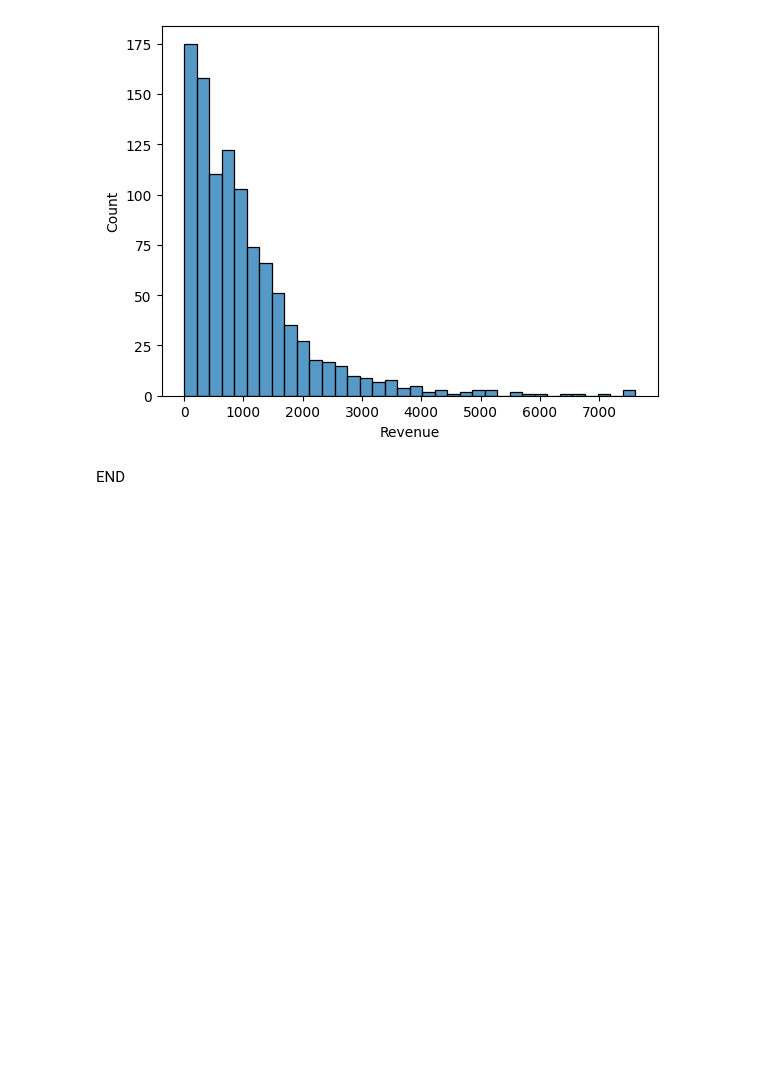
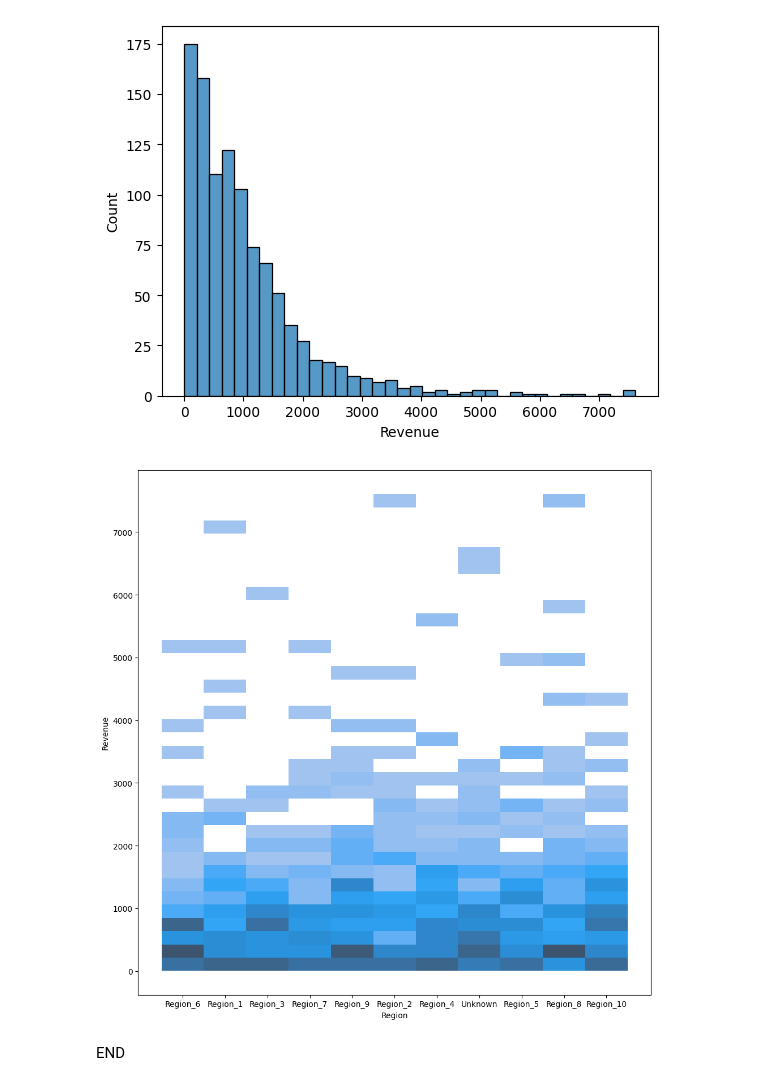
Before and after one commit to mallikshubhangi/MBAN_Projects, a Jupyter notebook: Assignement_1DS.ipynb, the cells around one changed output. Cells and saved outputs as stored; diff of their text form; code cells hidden in the pictures; blank space fills up the shorter version.

```diff
--- a/Assignement_1DS.ipynb
+++ b/Assignement_1DS.ipynb
@@ -254,5 +254,12 @@ sns.histplot(sales_df['Revenue'])
 # %% [output]
 <Axes: xlabel='Revenue', ylabel='Count'>
 [figure]
+# %%
+plt.figure(figsize=(10, 10))
+sns.histplot(data=sales_df, x='Region', y='Revenue')
+plt.tight_layout()
+plt.show()
+# %% [output]
+[figure, added]
 # %% [markdown]
 END
```
Also changed, not shown: 12 other files.
